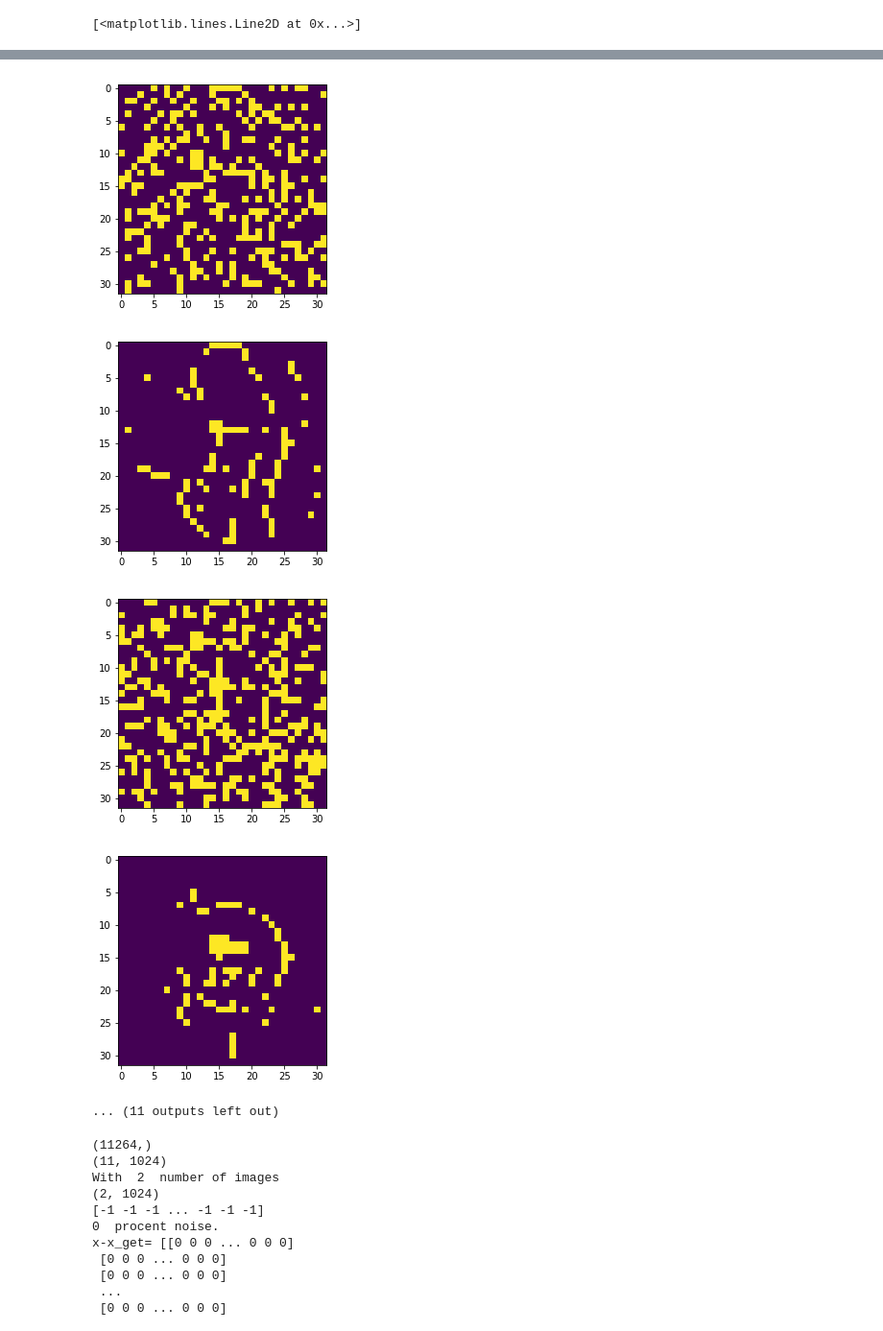
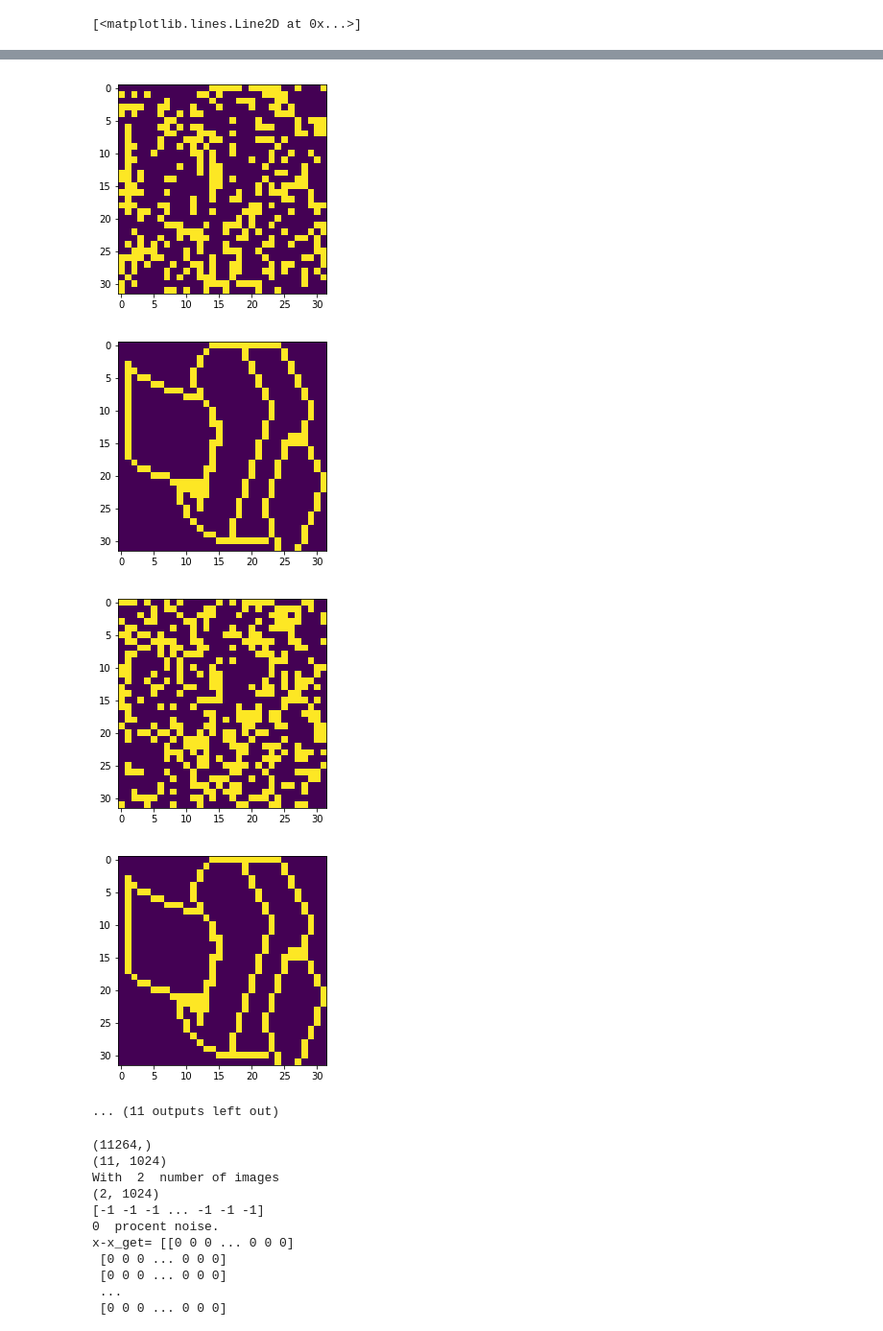
Before and after one commit to smallgreycreatures/DD2437, a Jupyter notebook: lab3/3.5.ipynb, the cells around one changed output, grey strips where cells are left out. Shown at 96% size. Drawn from its saved outputs; the diff is of its cells as text; code cells hidden in the pictures.

```diff
--- a/lab3/3.5.ipynb
+++ b/lab3/3.5.ipynb
@@ -54,7 +53,7 @@ print(data.shape)
 data = data.reshape(-1,1024)
 print(data.shape)
 #to start with learn the first three
-train_X = data[0:4].copy()
+train_X = data[0:3].copy()
 print(train_X.shape)
 print(data[0])
 W = np.zeros((train_X.shape[1],train_X.shape[1]))
@@ -104,7 +103,7 @@ plt.plot(np.arange(10),energy_s)
-[figure, old version]
+[figure, new version]
-[figure, old version]
+[figure, new version]
-[figure, old version]
+[figure, new version]
-[figure, old version]
+[figure, new version]
 ... (11 outputs left out)
 # %%
 data = np.loadtxt('pict.dat',delimiter=",", dtype=int)
```
Also changed, not shown: parts of 3 cells of this notebook, 5 other files.
